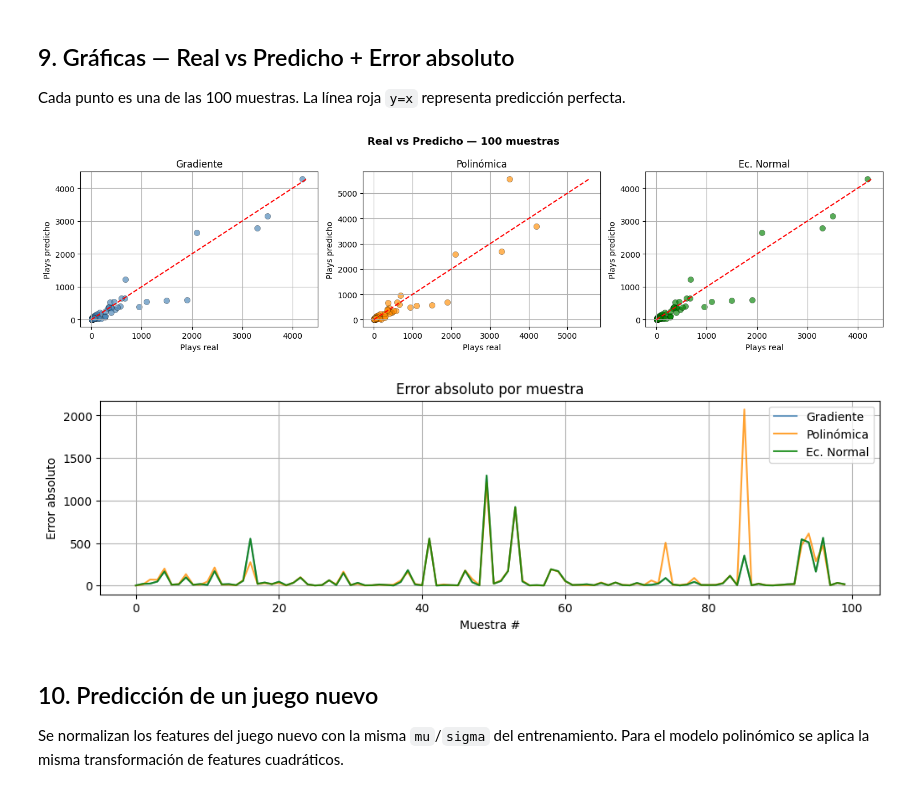
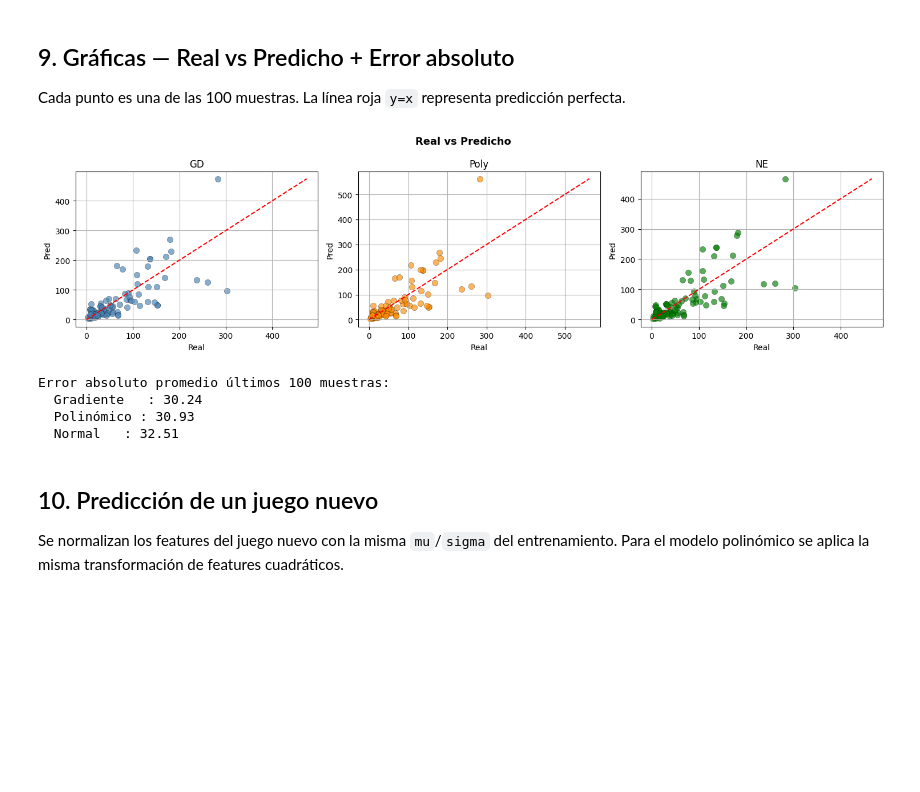
Before and after one commit to MiguelAngel7521/Sis420_01_2026, a Jupyter notebook: Laboratorios/Lab2/3regresiones_Laboratorio2.ipynb, the cells around one changed output. Cells and saved outputs as stored; diff of their text form; code cells hidden in the pictures; blank space fills up the shorter version.

```diff
--- a/Laboratorios/Lab2/3regresiones_Laboratorio2.ipynb
+++ b/Laboratorios/Lab2/3regresiones_Laboratorio2.ipynb
@@ -280,0 +322,15 @@ NaN en predicciones — Gradiente: 0 | Polinómica: 0 | Ec.Normal: 0
+# %%
+# Calcular los parámetros con la ecuación normal sobre nuestro dataset
+# X_b ya incluye la columna de 1s y y está en log1p(Plays)
+theta_ne = ec_normal(X_b, y)
+
+print('Theta calculado a partir de la ecuación de la normal:', str(theta_ne))
+
+# Estimar Plays para los últimos 100 registros
+X_last = X_b[-100:]
+y_last = y_raw[-100:]
+y_pred_ne = np.expm1(X_last @ theta_ne)
+
+# Mostrar primeras 10 predicciones
+for i in range(10):
+    print(f"Real: {y_last[i]:.2f} | Predicho: {y_pred_ne[i]:.2f}")
@@ -283,29 +355,39 @@ NaN en predicciones — Gradiente: 0 | Polinómica: 0 | Ec.Normal: 0
 
 Cada punto es una de las 100 muestras. La línea roja `y=x` representa predicción perfecta.
 # %%
-fig, axes = pyplot.subplots(1, 3, figsize=(15,4))
-for ax, (pred,color,titulo) in zip(axes, [
-        (pred_gd,'steelblue','Gradiente'),
-        (pred_poly,'darkorange','Polinómica'),
-        (pred_ne,'green','Ec. Normal')]):
-    ax.scatter(real, pred, alpha=0.65, color=color, edgecolors='k', lw=0.3, s=55)
-    lim = [0, max(real.max(), pred.max())]
-    ax.plot(lim, lim, 'r--', lw=1.5)
-    ax.set_xlabel('Plays real'); ax.set_ylabel('Plays predicho')
-    ax.set_title(titulo); ax.grid(True)
-pyplot.suptitle('Real vs Predicho — 100 muestras', fontsize=13, fontweight='bold')
-pyplot.tight_layout(); pyplot.show()
+
+# Real vs predicho
+fig, axes = pyplot.subplots(1, 3, figsize=(15, 4))
+modelos = [
+    (y_pred_gd, 'GD', 'steelblue'),
+    (y_pred_poli, 'Poly', 'darkorange'),
+    (y_pred_ne, 'NE', 'green'),
+]
+
+for ax, (pred, nombre, color) in zip(axes, modelos):
+    ax.scatter(y_last, pred, alpha=0.65, color=color, edgecolors='k', lw=0.3, s=55)
+    limite = [0, max(y_last.max(), pred.max())]
+    ax.plot(limite, limite, 'r--', lw=1.5)
+    ax.set_title(nombre)
+    ax.set_xlabel('Real')
+    ax.set_ylabel('Pred')
+    ax.grid(True)
+
+pyplot.suptitle('Real vs Predicho', fontsize=13, fontweight='bold')
+pyplot.tight_layout()
+pyplot.show()
 
 # Error absoluto
-pyplot.figure(figsize=(12,3))
-pyplot.plot(np.abs(pred_gd   - real), alpha=0.8, label='Gradiente',  color='steelblue')
-pyplot.plot(np.abs(pred_poly - real), alpha=0.8, label='Polinómica', color='darkorange')
-pyplot.plot(np.abs(pred_ne   - real), alpha=0.8, label='Ec. Normal', color='green')
-pyplot.xlabel('Muestra #'); pyplot.ylabel('Error absoluto')
-pyplot.title('Error absoluto por muestra'); pyplot.legend(); pyplot.grid(True); pyplot.show()
+print('Error absoluto promedio últimos 100 muestras:')
+print(f'  Gradiente   : {np.abs(y_pred_gd - y_last).mean():.2f}')
+print(f'  Polinómico : {np.abs(y_pred_poli - y_last).mean():.2f}')
+print(f'  Normal   : {np.abs(y_pred_ne - y_last).mean():.2f}')
 # %% [output]
-[figure, old version]
+[figure, new version]
-[figure, removed]
+Error absoluto promedio últimos 100 muestras:
+  Gradiente   : 30.24
+  Polinómico : 30.93
+  Normal   : 32.51
 # %% [markdown]
 ## 10. Predicción de un juego nuevo
 
```
Also changed, not shown: parts of 19 cells of this notebook, 14 other files.
